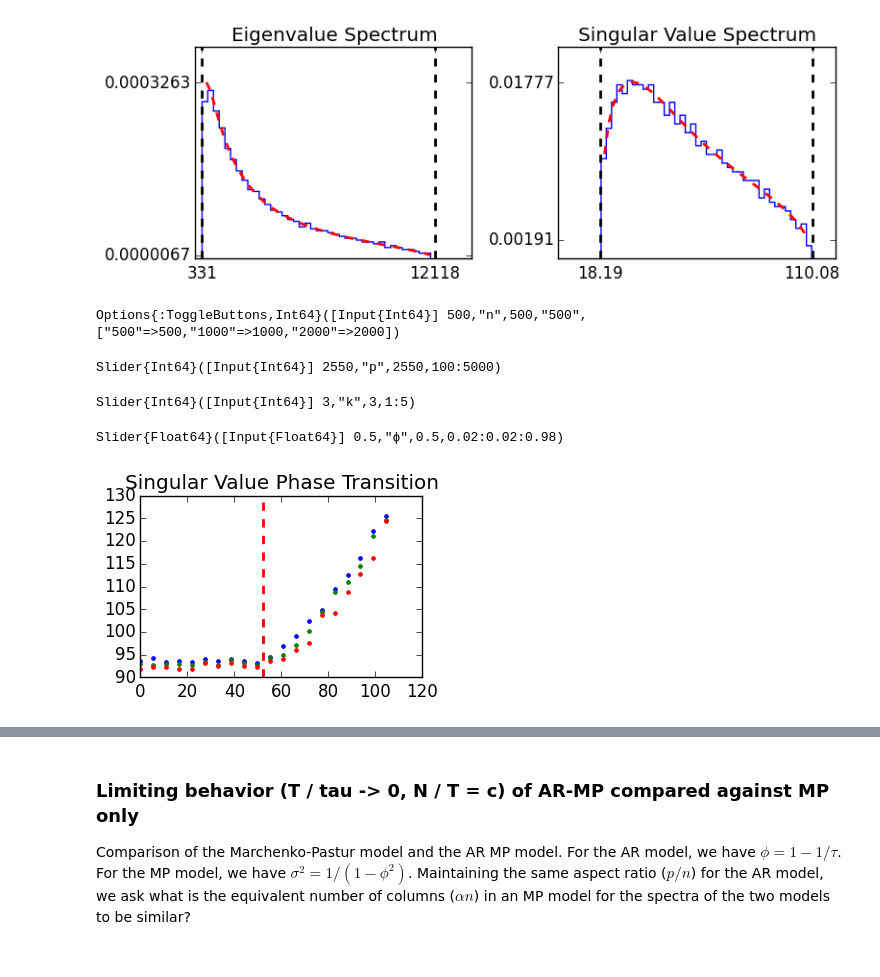
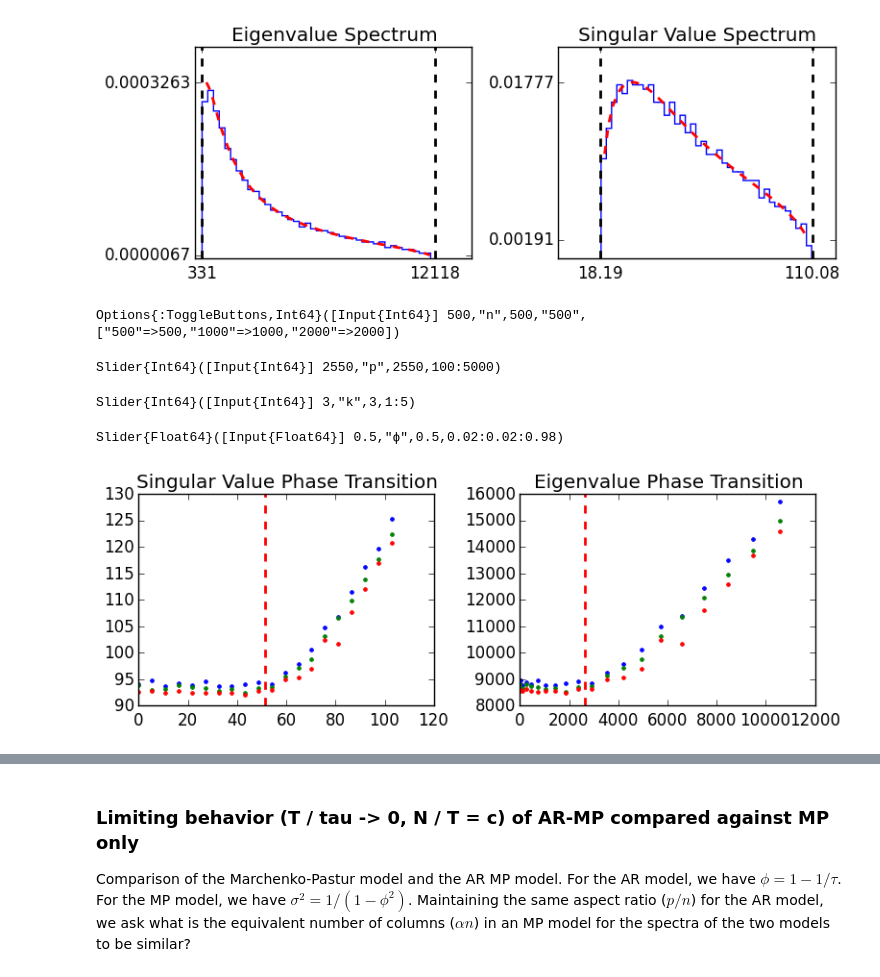
Before and after one commit to ganguli-lab/single-trial, a Jupyter notebook: notebooks/Test - Autoregressive Marchenko-Pastur Noise Model.ipynb, the cells around one changed output, grey strips where cells are left out. Drawn from its saved outputs; the diff is of its cells as text; code cells hidden in the pictures.

```diff
--- a/notebooks/Test - Autoregressive Marchenko-Pastur Noise Model.ipynb
+++ b/notebooks/Test - Autoregressive Marchenko-Pastur Noise Model.ipynb
@@ -53,7 +53,7 @@ Slider{Int64}([Input{Int64}] 2550,"p",2550,100:5000)
 Slider{Float64}([Input{Float64}] 0.5,"ϕ",0.5,0.02:0.02:0.98)
 [figure]
 # %%
-g = figure(figsize=(8, 5))
+g = figure(figsize=(8, 3))
 npt, σ = 20, 1.0
 
 # cca(U, V) = sum(svd(U' * V)[2]) / size(U, 2)
@@ -75,33 +75,38 @@ npt, σ = 20, 1.0
 #     sv_out_theory = map(x -> sv_xfer(m, x), sv_in)
 #     ev_out_theory = map(x -> ev_xfer(m, x), sv_in.^2)
 
     withfig(g) do
-        subplot(221)
+        subplot(121)
         plot(sv_in, sv_out, ".")
 #         plot(sv_in, sv_out_theory, "k-", linewidth=2)
         axvline(sthresh, color="r", linestyle="--", linewidth=2)
 #         axhline(sv_xfer(m, sthresh), color="r", linestyle="--", linewidth=2)
         title("Singular Value Phase Transition")
+
+        subplot(122)
+        plot(sv_in.^2, ev_out, ".")
+        axvline(sthresh^2, color="r", linestyle="--", linewidth=2)
+        title("Eigenvalue Phase Transition")
 #         subplot(222)
 #         plot(sv_in.^2, ev_out, ".")
 #         plot(sv_in.^2, ev_out_theory, "k-", linewidth=2)
 #         axvline(sthresh^2, color="r", linestyle="--", linewidth=2)
 #         axhline(sv_xfer(m, sthresh)^2, color="r", linestyle="--", linewidth=2)
 #         title("Eigenvalue Phase Transition")
 #         subplot(223)
 #         plot(sv_in, left, ".")
 #         plot(sv_in, left_theory, "r--", linewidth=2)
 #         yticks([0, 1]); title("Left Singular Vector Overlap")
 #         subplot(224)
 #         plot(sv_in, right, ".")
 #         plot(sv_in, right_theory, "r--", linewidth=2)
 #         yticks([0, 1]); title("Right Singular Vector Overlap")
-#         tight_layout()
+        tight_layout()
     end
 end
 # %% [output]
 Options{:ToggleButtons,Int64}([Input{Int64}] 500,"n",500,"500",["500"=>500,"1000"=>1000,"2000"=>2000])
 Slider{Int64}([Input{Int64}] 2550,"p",2550,100:5000)
 Slider{Int64}([Input{Int64}] 3,"k",3,1:5)
 Slider{Float64}([Input{Float64}] 0.5,"ϕ",0.5,0.02:0.02:0.98)
-[figure, old version]
+[figure, new version]
```
Also changed, not shown: parts of 2 cells of this notebook, 1 other file.
